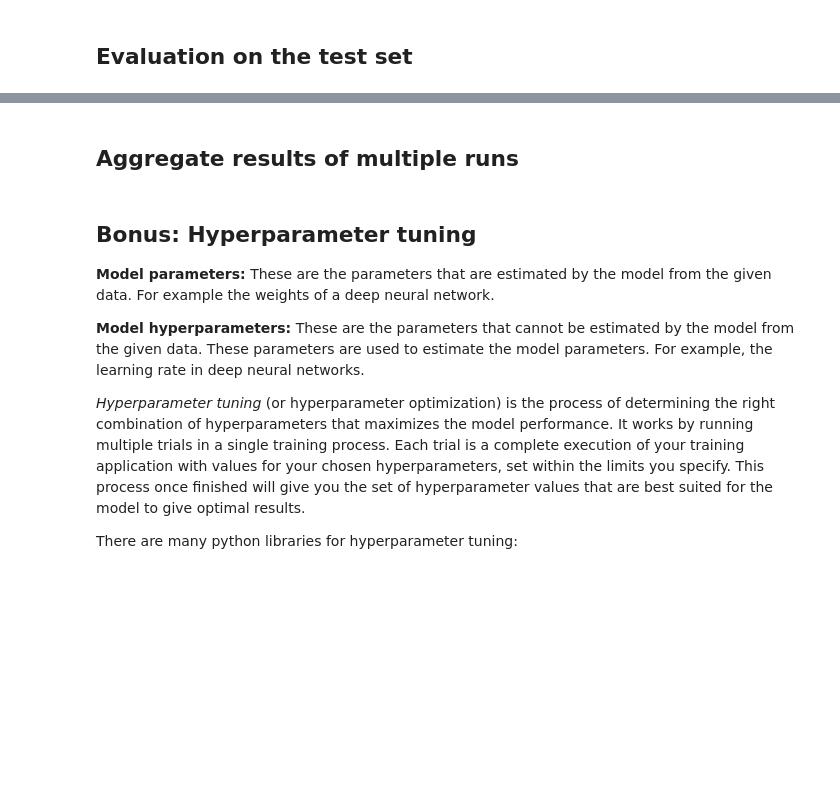
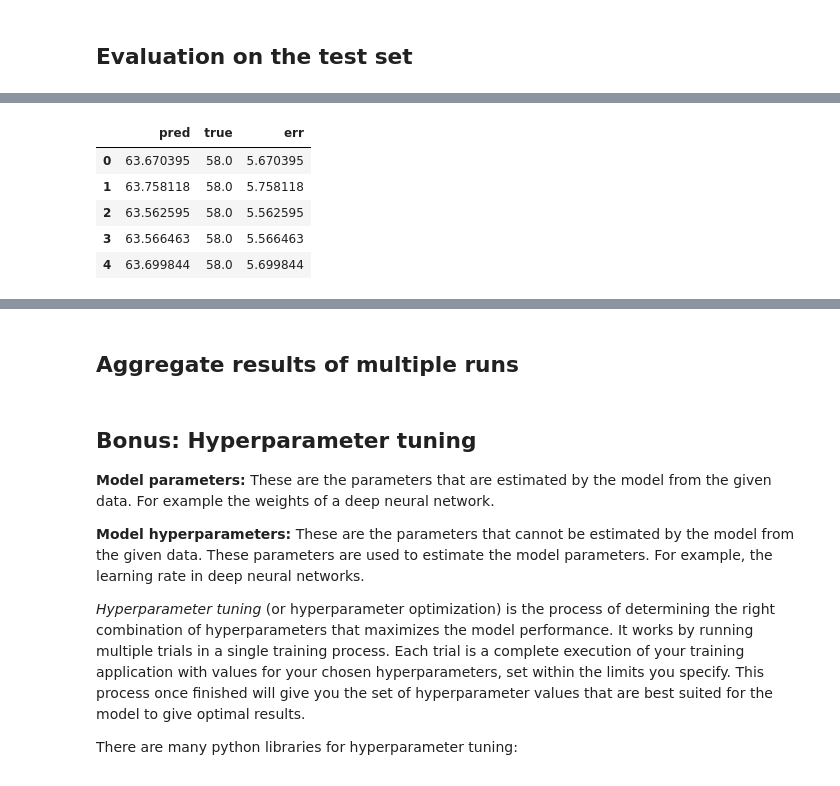
Before and after one commit to mmagnin-hub/CIVIL426_3, a Jupyter notebook: 03-assignment_1dcnn_prognostics.ipynb, the cells around one changed output, grey strips where cells are left out. Cells and saved outputs as stored; diff of their text form; code cells hidden in the pictures; blank space fills up the shorter version.

```diff
--- a/03-assignment_1dcnn_prognostics.ipynb
+++ b/03-assignment_1dcnn_prognostics.ipynb
@@ -259,6 +292,14 @@ class SlidingWindowDataset(Dataset):
 
     # TODO add comment
     def _get_indices(self, unqiue_cycles):
+        '''
+        unqiue_cycles (pd.DataFrame): dataframe containing the values in columns 'ds'(if exist) , 'unit' , 'cycle'
+        and their occurance (the order of the datais preserved)
+
+        This function return the indexes of each (start_recording_flight, end_recording_flight) pair in the overall dataframe
+        Based on the 'unit' : motor ID and the 'cycle' : flight number
+        Plus the 'ds' : ... (if exist)
+        '''
         cycles = unqiue_cycles.to_numpy()
         idx_list = []
         for i, c_count in enumerate(cycles):
@@ -405,6 +446,11 @@ class Trainer:
         start_epoch = 0
         best_eval_loss = np.inf
 
+        ##############
+        patience = 5
+        patience_counter = 0
+        ##############
+
         for epoch in range(start_epoch, self.n_epochs):
             epoch_start = time.time()
 
@@ -415,6 +461,11 @@ class Trainer:
             if eval_loss < best_eval_loss:
                 best_eval_loss = eval_loss
                 self.save(self.model, self.model_path)
+                ##############
+                patience_counter = 0
+            else:
+                patience_counter += 1
+                ##############
 
             s = (
                 f"[Epoch {epoch + 1}] "
@@ -426,6 +477,14 @@ class Trainer:
             epoch_time = time.time() - epoch_start
             s += f" [{epoch_time:.1f}s]"
             print(s)
+
+            ##############
+            if patience_counter >= patience:
+                print(f"Early stopping triggered.")
+                train_time = int(time.time() - train_start)
+                print(f'Task done in {train_time}s')
+                break
+            ##############
 
         train_time = int(time.time() - train_start)
 
@@ -558,7 +617,7 @@ class CNN(nn.Module):
     def __init__(self,
                  in_channels=14, #corresponds to the number of sensor readings
                  out_channels=1, #RUL
-                 window=df.shape[0], #number of time steps (pas sûr quelle valeur on doit utiliser parce que on a un error à cause de ca en-bas)
+                 window= 50 ,
                  n_ch=10,
                  n_k=10,
                  n_hidden=50,
@@ -595,7 +654,7 @@ class CNN(nn.Module):
         layers.append(nn.BatchNorm1d(1))
 
         # Convert the layers into a sequential block
-        self.conv_layers = nn.Sequential(*layers)
+        self.conv_layers = nn.Sequential(*layers) # * to pass each layer separately
 
         # Define the fully connected layers
         self.fc1 = nn.Linear(window, n_hidden)  # Input size is the flattened window size
@@ -614,14 +673,18 @@ class CNN(nn.Module):
             torch.Tensor: Output prediction for RUL (Remaining Useful Life)
         """
         # TODO: implement forward pass
-        # Convolutional layers
+        # 3 convolutional layers
         x = self.conv_layers(x)
 
         # Flatten the output of the last convolutional layer
         x = x.view(x.size(0), -1)
+        #################
+        # for me the flatten part should be between the last two layers and not before
+        # and I am not convince by the two last line
+        #################
 
         # Fully connected layers
-        x = F.relu(self.fc1(x))
+        x = F.relu(self.fc1(x)) # straightforward activation function to tensors
         x = self.fc2(x)
 
         return x
@@ -724,2 +792,11 @@ df_test, df_out = trainer.eval_rul_prediction(LOADERS[-1])
+# %%
+df_test.head()
+# %% [output]
+|  | pred | true | err |
+| 0 | 63.670395 | 58.0 | 5.670395 |
+| 1 | 63.758118 | 58.0 | 5.758118 |
+| 2 | 63.562595 | 58.0 | 5.562595 |
+| 3 | 63.566463 | 58.0 | 5.566463 |
+| 4 | 63.699844 | 58.0 | 5.699844 |
 # %%
 df_test.plot(y=['true', 'pred'])
```
Also changed, not shown: parts of 13 cells of this notebook.
